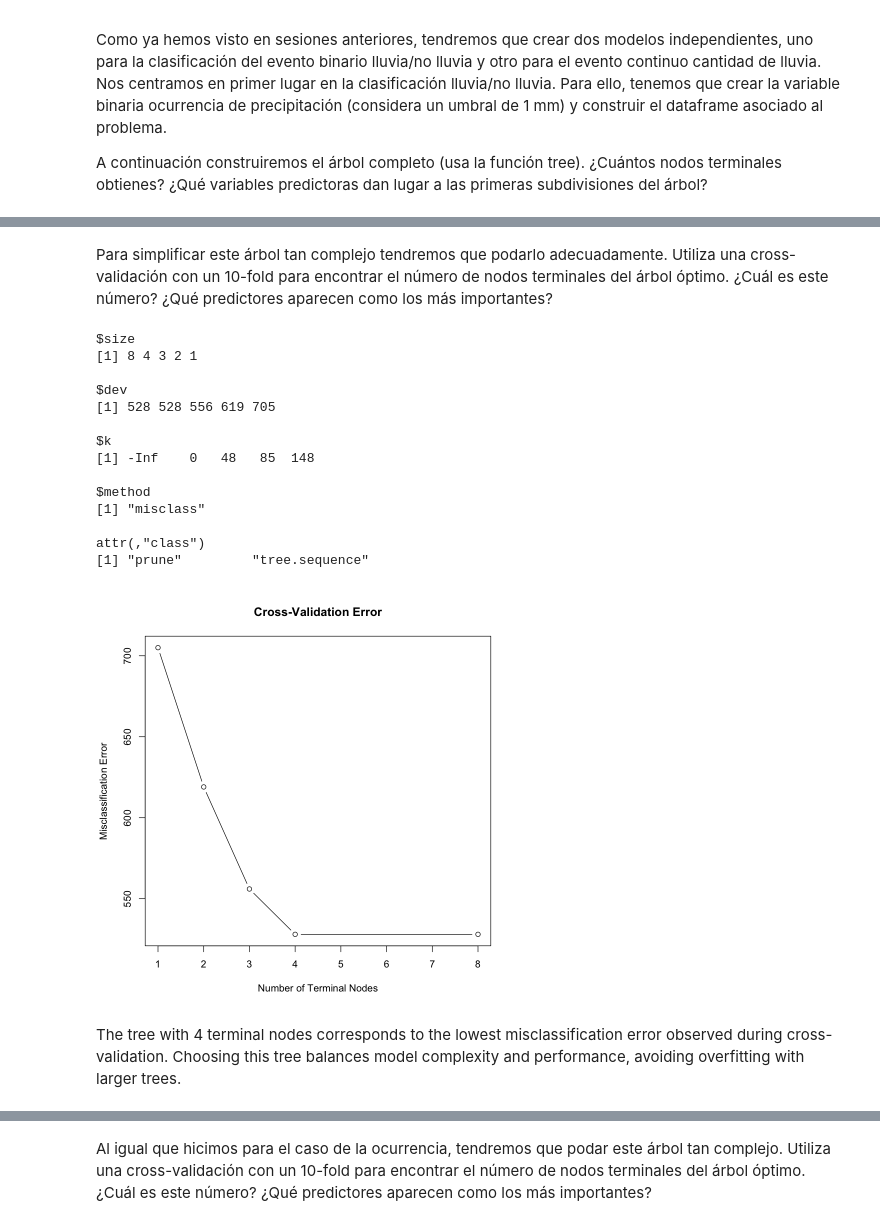
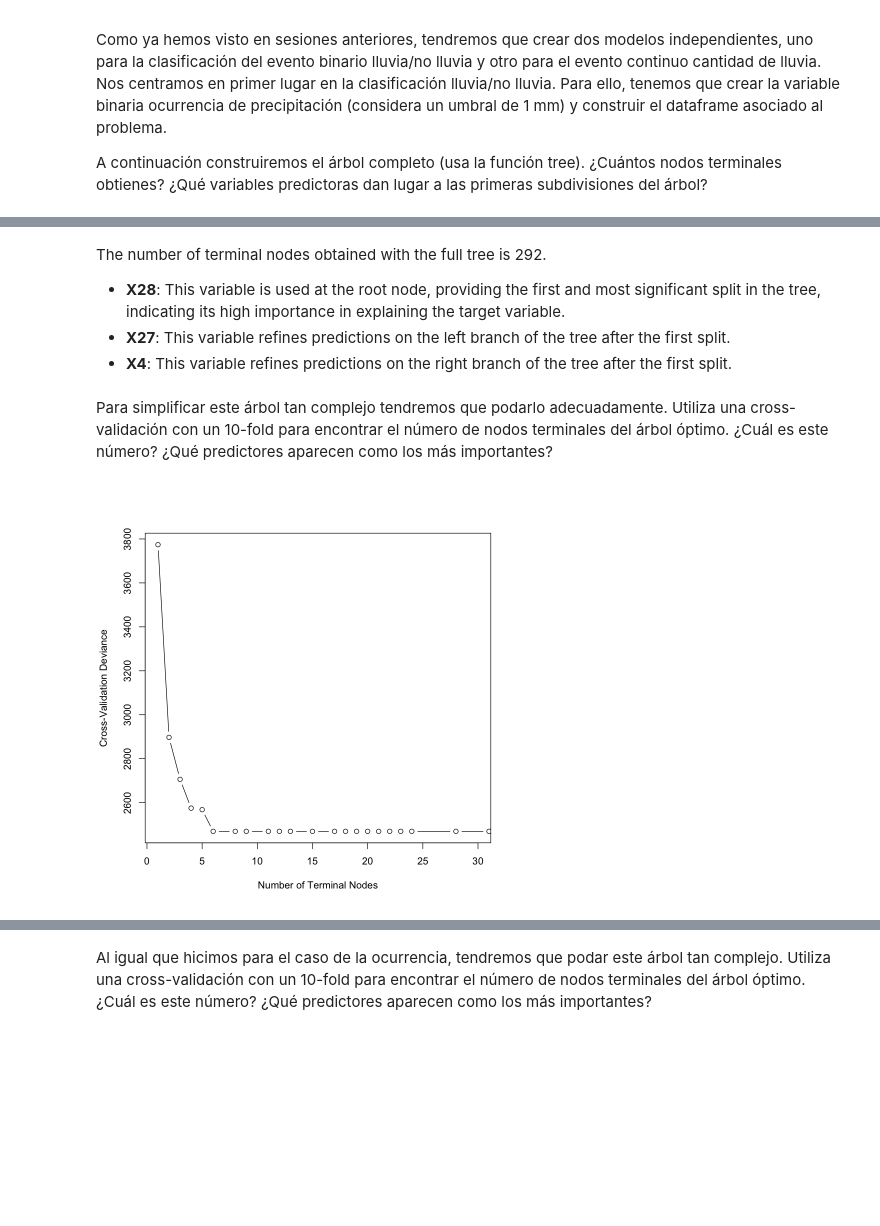
Before and after one commit to claudiavello/data_mining_unican, a Jupyter notebook: Task_3/T03_LAB_Intercomparison.ipynb, the cells around one changed output, grey strips where cells are left out. Cells and saved outputs as stored; diff of their text form; code cells hidden in the pictures; blank space fills up the shorter version.

```diff
--- a/Task_3/T03_LAB_Intercomparison.ipynb
+++ b/Task_3/T03_LAB_Intercomparison.ipynb
@@ -71,6 +71,6 @@ A continuación construiremos el árbol completo (usa la función tree). ¿Cuán
 # %%
 # Limit dataset to the first 5000 days
-x_subset <- x[1:5000, ]
+x_subset <- selected_predictors[1:5000, ]
 y_subset <- y[1:5000]
 
 # Create a binary variable: 1 if rain >= 1 mm, 0 otherwise
@@ -89,3 +89,6 @@ y_test <- rain_binary[-train_indices]
 # Combine predictors and binary target into a dataframe
 train_data <- data.frame(rain = factor(y_train), x_train)
 test_data <- data.frame(rain = factor(y_test), x_test)
+
+cat("Training set dimension:", dim(x_train), "\n")
+cat("Test set dimension:", dim(x_test), "\n")
@@ -92,13 +98,13 @@ test_data <- data.frame(rain = factor(y_test), x_test)
 # %%
 # Build the classification tree
-rain_tree <- tree(rain ~ ., data = train_data)
+binary_tree <- tree(rain ~ ., data = train_data, mincut = 1, minsize = 2, mindev = 0)
 
 # Summary of the tree
-summary(rain_tree)
+summary(binary_tree)
 
 # Plot the tree
 par(bg = "white")
-plot(rain_tree)
-text(rain_tree, pretty = 0)
+plot(binary_tree)
+text(binary_tree, pretty = 0)
 # %% [output]
 Classification tree:
@@ -116,32 +121,20 @@ The classification tree has 8 terminal nodes. The first variable used for the sp
+# %% [markdown]
+The number of terminal nodes obtained with the full tree is 292.
+
+- **X28**: This variable is used at the root node, providing the first and most significant split in the tree, indicating its high importance in explaining the target variable.
+- **X27**: This variable refines predictions on the left branch of the tree after the first split.
+- **X4**: This variable refines predictions on the right branch of the tree after the first split.
 # %% [markdown]
 Para simplificar este árbol tan complejo tendremos que podarlo adecuadamente. Utiliza una cross-validación con un 10-fold para encontrar el número de nodos terminales del árbol óptimo. ¿Cuál es este número? ¿Qué predictores aparecen como los más importantes?
 # %%
-# Perform cross-validation on the tree
-set.seed(123)
+binary_tree_cv <- cv.tree(binary_tree, K = 10)
 
-cv_result <- cv.tree(rain_tree, FUN = prune.misclass, K = 10)
-
-print(cv_result)
 par(bg = "white")
-plot(cv_result$size, cv_result$dev, type = "b",
+plot(binary_tree_cv$size, binary_tree_cv$dev,
+     type = "b",
+     xlim = c(1, 30),
      xlab = "Number of Terminal Nodes",
-     ylab = "Misclassification Error",
-     main = "Cross-Validation Error")
+     ylab = "Cross-Validation Deviance"
+)
 # %% [output]
-$size
-[1] 8 4 3 2 1
-
-$dev
-[1] 528 528 556 619 705
-
-$k
-[1] -Inf    0   48   85  148
-
-$method
-[1] "misclass"
-
-attr(,"class")
-[1] "prune"         "tree.sequence"
-[figure, old version]
+[figure, new version]
-# %% [markdown]
-The tree with 4 terminal nodes corresponds to the lowest misclassification error observed during cross-validation. Choosing this tree balances model complexity and performance, avoiding overfitting with larger trees.
```
Also changed, not shown: parts of 181 cells of this notebook, 5 other files.
